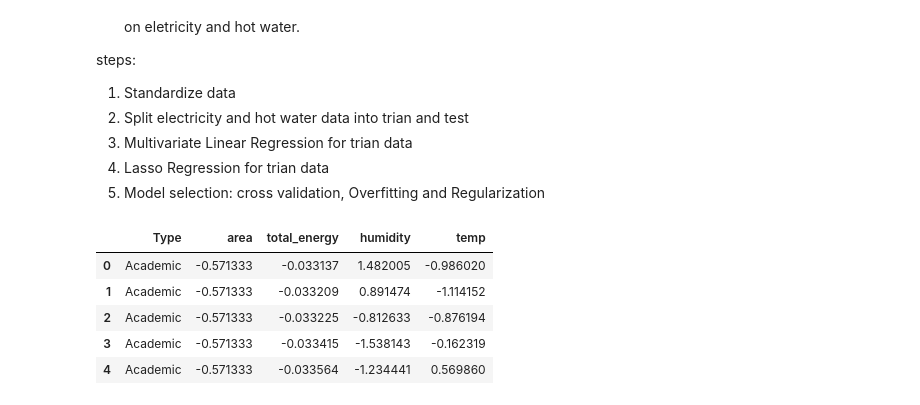
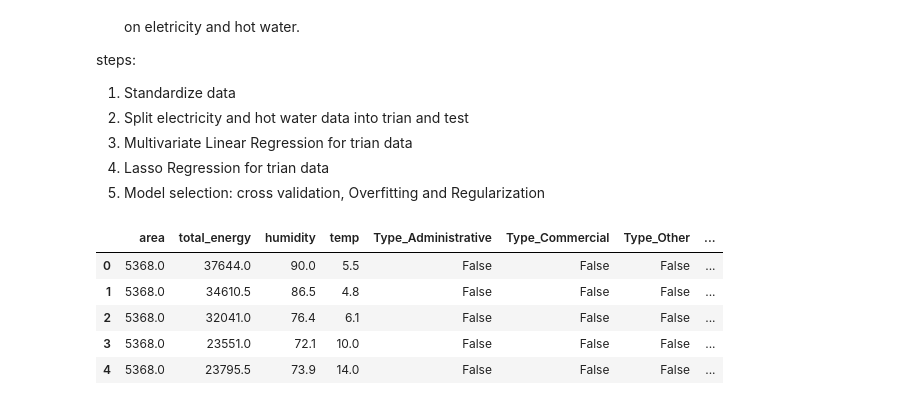
Before and after one commit to Speculatorrr/ECON323-Building-Energy-Analysis, a Jupyter notebook: Final_Project_new.ipynb, the cells around one changed output. Drawn from its saved outputs; the diff is of its cells as text; code cells hidden in the pictures.

```diff
--- a/Final_Project_new.ipynb
+++ b/Final_Project_new.ipynb
@@ -459,24 +452,26 @@ y1 = np.log(short_EEU["total_price"])
 # %%
 from sklearn.model_selection import train_test_split
 from sklearn.preprocessing import OneHotEncoder
 from sklearn.preprocessing import StandardScaler
 from sklearn.model_selection import train_test_split
 # One-hot encode the 'Type' column
-x1_encoded = pd.get_dummies(x1, columns=["Type"], drop_first=True)
+x1_dummy = pd.get_dummies(x1, columns=["Type"], drop_first=True)
 
 # Split the data into training and test sets
-X_train, X_test, y_train, y_test = train_test_split(x1_encoded, y1, test_size=0.2, random_state=42)
+X1_train, X1_test, y1_train, y1_test = train_test_split(x1_dummy, y1, test_size=0.2, random_state=42)
 
-# Step 4: Standardize the numerical features
+# Step 3: Standardize numerical features
 scaler = StandardScaler()
-numerical_columns = x1.select_dtypes(include=['float64']).columns  # Automatically selects numeric columns
-x1[numerical_columns] = scaler.fit_transform(x1[numerical_columns])
+numerical_columns = x1_dummy.select_dtypes(include=['float64']).columns  # Automatically selects numeric columns
+X1_train[numerical_columns] = scaler.fit_transform(X1_train[numerical_columns])
+X1_test[numerical_columns] = scaler.transform(X1_test[numerical_columns])
 
-x1.head()
+# Check the first few rows
+x1_dummy.head()
 # %% [output]
-|  | Type | area | total_energy | humidity | temp |
-| 0 | Academic | -0.571333 | -0.033137 | 1.482005 | -0.986020 |
-| 1 | Academic | -0.571333 | -0.033209 | 0.891474 | -1.114152 |
-| 2 | Academic | -0.571333 | -0.033225 | -0.812633 | -0.876194 |
-| 3 | Academic | -0.571333 | -0.033415 | -1.538143 | -0.162319 |
-| 4 | Academic | -0.571333 | -0.033564 | -1.234441 | 0.569860 |
+|  | area | total_energy | humidity | temp | Type_Administrative | Type_Commercial | Type_Other | ... |
+| 0 | 5368.0 | 37644.0 | 90.0 | 5.5 | False | False | False | ... |
+| 1 | 5368.0 | 34610.5 | 86.5 | 4.8 | False | False | False | ... |
+| 2 | 5368.0 | 32041.0 | 76.4 | 6.1 | False | False | False | ... |
+| 3 | 5368.0 | 23551.0 | 72.1 | 10.0 | False | False | False | ... |
+| 4 | 5368.0 | 23795.5 | 73.9 | 14.0 | False | False | False | ... |
```
Also changed, not shown: parts of 10 cells of this notebook.
